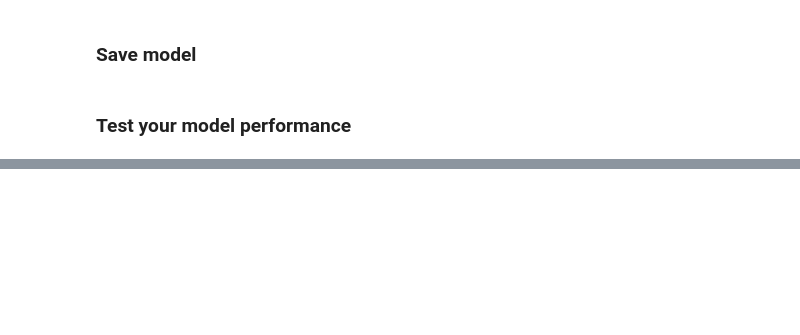
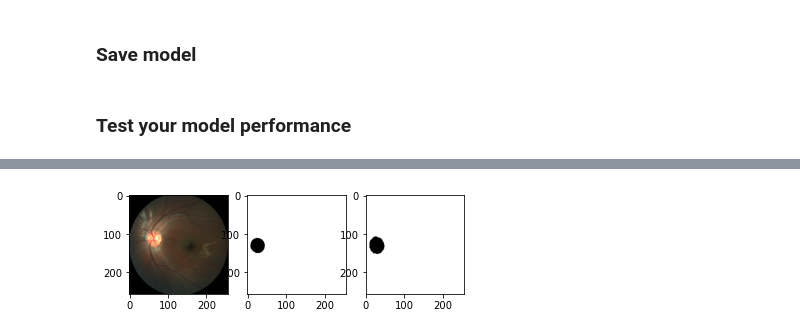
Before and after one commit to QianrenLi/DG_Segmentation_released, a Jupyter notebook: project1.ipynb, the cells around one changed output, grey strips where cells are left out. Cells and saved outputs as stored; diff of their text form; code cells hidden in the pictures; blank space fills up the shorter version.

Commit message:
add dice loss, works great!

```diff
--- a/project1.ipynb
+++ b/project1.ipynb
@@ -128,12 +131,36 @@ net = smp.Unet(
 # print(net)
 # %% [markdown]
 ### Define loss function and optimizer
+# %%
+import torch
+import torch.nn as nn
+
+class DiceBCELoss(nn.Module):
+    def __init__(self,weight=None,size_average = True):
+        super(DiceBCELoss, self).__init__()
+    def forward(self,inputs,targets,smooth=1):
+        inputs = F.sigmoid(inputs)
+        batch_number = targets.size(0)
+        # inputs = inputs[:,0,:,:]
+        Dice_BCE = 0
+        for i in range(2):
+            a = inputs[:,i].view(batch_number,-1)
+            b = targets[:,i].view(batch_number,-1)
+            intersection = (a*b).sum()
+            dice_loss = 1 - (2. * intersection + smooth) / (a.sum() + b.sum() + smooth)
+            Dice_BCE += dice_loss
+        BCE = F.binary_cross_entropy(inputs, targets, reduction='mean')
+        Dice_BCE = Dice_BCE + BCE
+        return Dice_BCE
 # %%
+
 import torch.optim as optim
 import torch.nn as nn
 
+
+criterion = DiceBCELoss()
 # criterion = nn.CrossEntropyLoss()
-criterion = nn.MSELoss()
+# criterion = nn.MSELoss()
 optimizer = optim.SGD(net.parameters(), lr=0.001, momentum=0.9)
 # %% [markdown]
 ### Train network
@@ -143,7 +170,7 @@ optimizer = optim.SGD(net.parameters(), lr=0.001, momentum=0.9)
 
 from dataset import load_dataset
 
-trainset, valset = load_dataset(train=True,is_vert_flip = False,is_rotate = True,is_translate = False,is_color_jitter = False,is_DG=False)
+trainset, valset = load_dataset(train=True,is_vert_flip = False,is_rotate = False,is_translate = False,is_color_jitter = False,is_DG=True)
 # trainset, valset = load_dataset(train=True,is_DG=False)
 testset = load_dataset(train=False)
 
@@ -169,11 +196,22 @@ for epoch in range(10):  # loop over the dataset multiple times
         # forward + backward + optimizeo
         # change the data to float type
         outputs = net(inputs)
+        # print(outputs.size())
         # outputs = torch.argmax(outputs, dim=1)
         # print((outputs.shape))
         # print(target.to(torch.float32).dtype)
 
+        ############## Cross entropy Loss ##########
+        # loss = criterion(outputs,target)
+        #################### End ###################
+
+        ############## Use dice loss ###############
+        # outputs = torch.argmax(outputs, dim=1)
+        # target = torch.argmax(target, dim=1)
         loss = criterion(outputs,target)
+        # loss.requires_grad_(True)
+        #################### End ###################
+
         # zero the parameter gradients
         optimizer.zero_grad()
         loss.backward()
@@ -243,13 +309,15 @@ print('Dsc of test set:', dsc_test)
 # %%
 # show last predicted result
 import matplotlib.pyplot as plt
-image = images.numpy()[-1]
+image = images.numpy()[2]
 output = outputs.numpy()[-1,:,:,:]
 image = image/2 + 0.5
 plt.subplot(1,3,1)
 plt.imshow(np.transpose(image,(1,2,0)))
 plt.subplot(1,3,2)
 plt.imshow(target_np,cmap='gray')
 plt.subplot(1,3,3)
-plt.imshow(binary_output,cmap='gray')
+plt.imshow(output_np,cmap='gray')
 plt.show()
+# %% [output]
+[figure, added]
```
Also changed, not shown: parts of 3 cells of this notebook.
